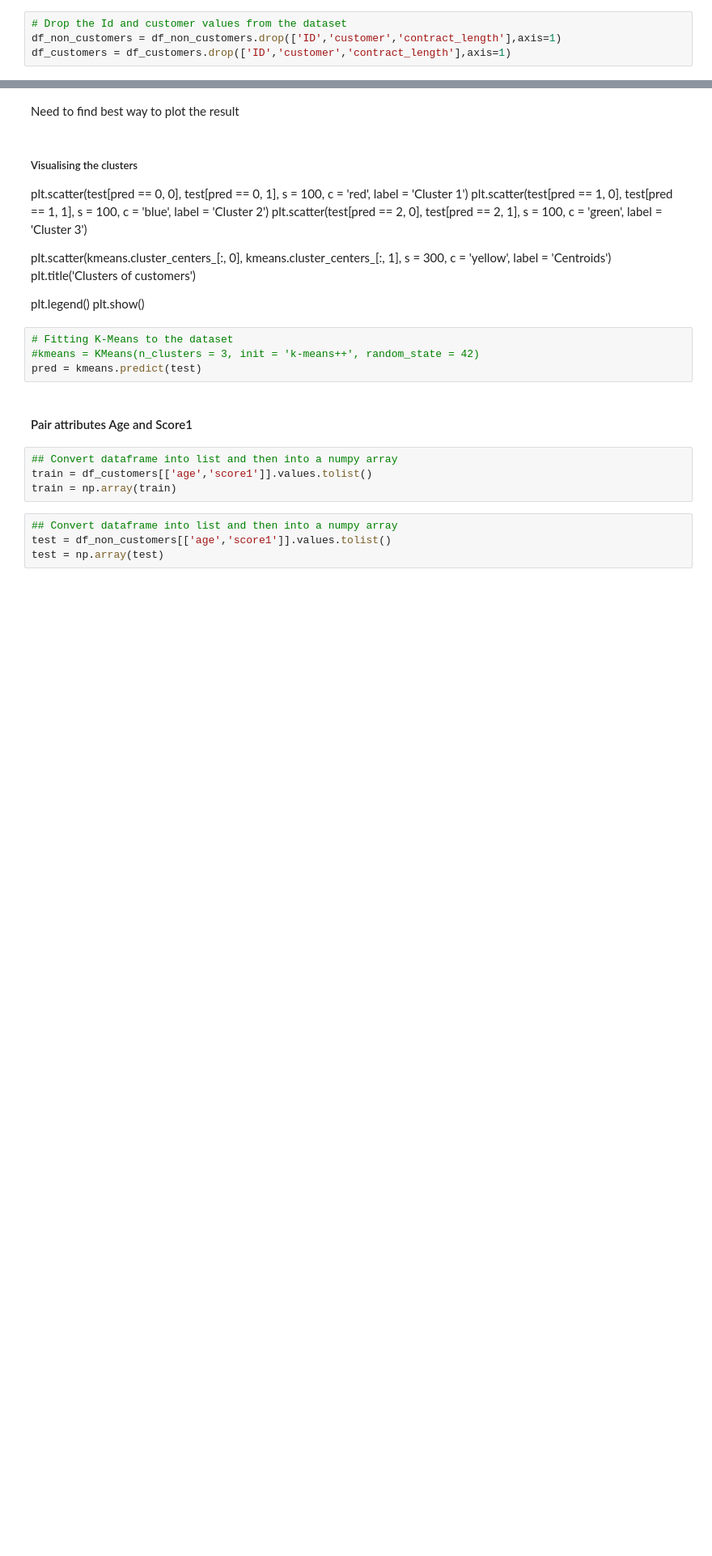
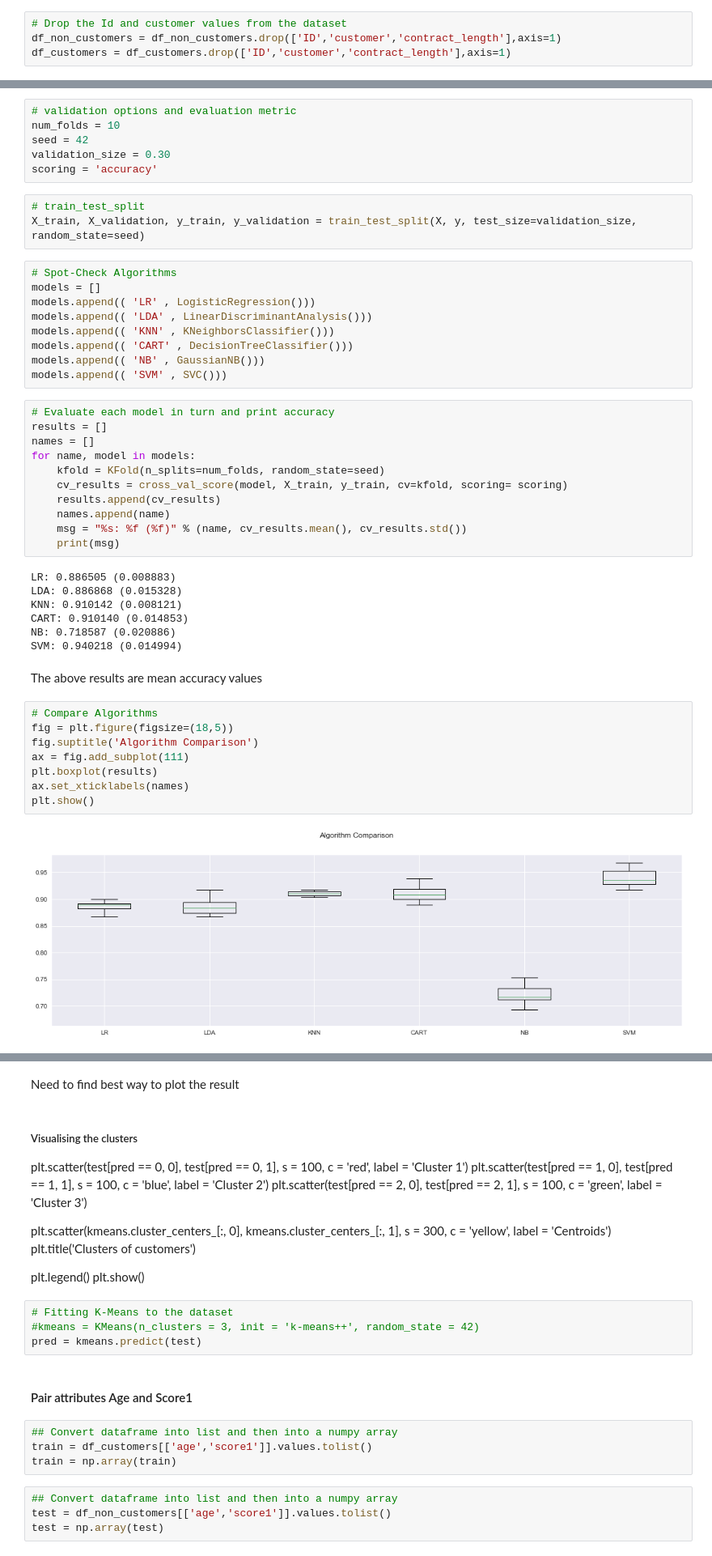
Before and after one commit to methoddatascience/vader, a Jupyter notebook: Lookalike-Project/2019-03-25-first-analysis.ipynb, the cells around one changed output, grey strips where cells are left out. Shown at 81% size. Saved outputs shown, nothing was run; the diff lists cells and outputs as text; blank space fills up the shorter version.

```diff
--- a/Lookalike-Project/2019-03-25-first-analysis.ipynb
+++ b/Lookalike-Project/2019-03-25-first-analysis.ipynb
@@ -402,0 +424,48 @@ array([ 32.63681592,  37.65935214,  35.23964698])
+# %%
+# validation options and evaluation metric
+num_folds = 10
+seed = 42
+validation_size = 0.30
+scoring = 'accuracy'
+# %%
+# train_test_split
+X_train, X_validation, y_train, y_validation = train_test_split(X, y, test_size=validation_size, random_state=seed)
+# %%
+# Spot-Check Algorithms
+models = []
+models.append(( 'LR' , LogisticRegression()))
+models.append(( 'LDA' , LinearDiscriminantAnalysis()))
+models.append(( 'KNN' , KNeighborsClassifier()))
+models.append(( 'CART' , DecisionTreeClassifier()))
+models.append(( 'NB' , GaussianNB()))
+models.append(( 'SVM' , SVC()))
+# %%
+# Evaluate each model in turn and print accuracy
+results = []
+names = []
+for name, model in models:
+    kfold = KFold(n_splits=num_folds, random_state=seed)
+    cv_results = cross_val_score(model, X_train, y_train, cv=kfold, scoring= scoring)
+    results.append(cv_results)
+    names.append(name)
+    msg = "%s: %f (%f)" % (name, cv_results.mean(), cv_results.std())
+    print(msg)
+# %% [output]
+LR: 0.886505 (0.008883)
+LDA: 0.886868 (0.015328)
+KNN: 0.910142 (0.008121)
+CART: 0.910140 (0.014853)
+NB: 0.718587 (0.020886)
+SVM: 0.940218 (0.014994)
+# %% [markdown]
+The above results are mean accuracy values
+# %%
+# Compare Algorithms
+fig = plt.figure(figsize=(18,5))
+fig.suptitle('Algorithm Comparison')
+ax = fig.add_subplot(111)
+plt.boxplot(results)
+ax.set_xticklabels(names)
+plt.show()
+# %% [output]
+[figure, added]
```
Also changed, not shown: parts of 36 cells of this notebook, 7 other files.
